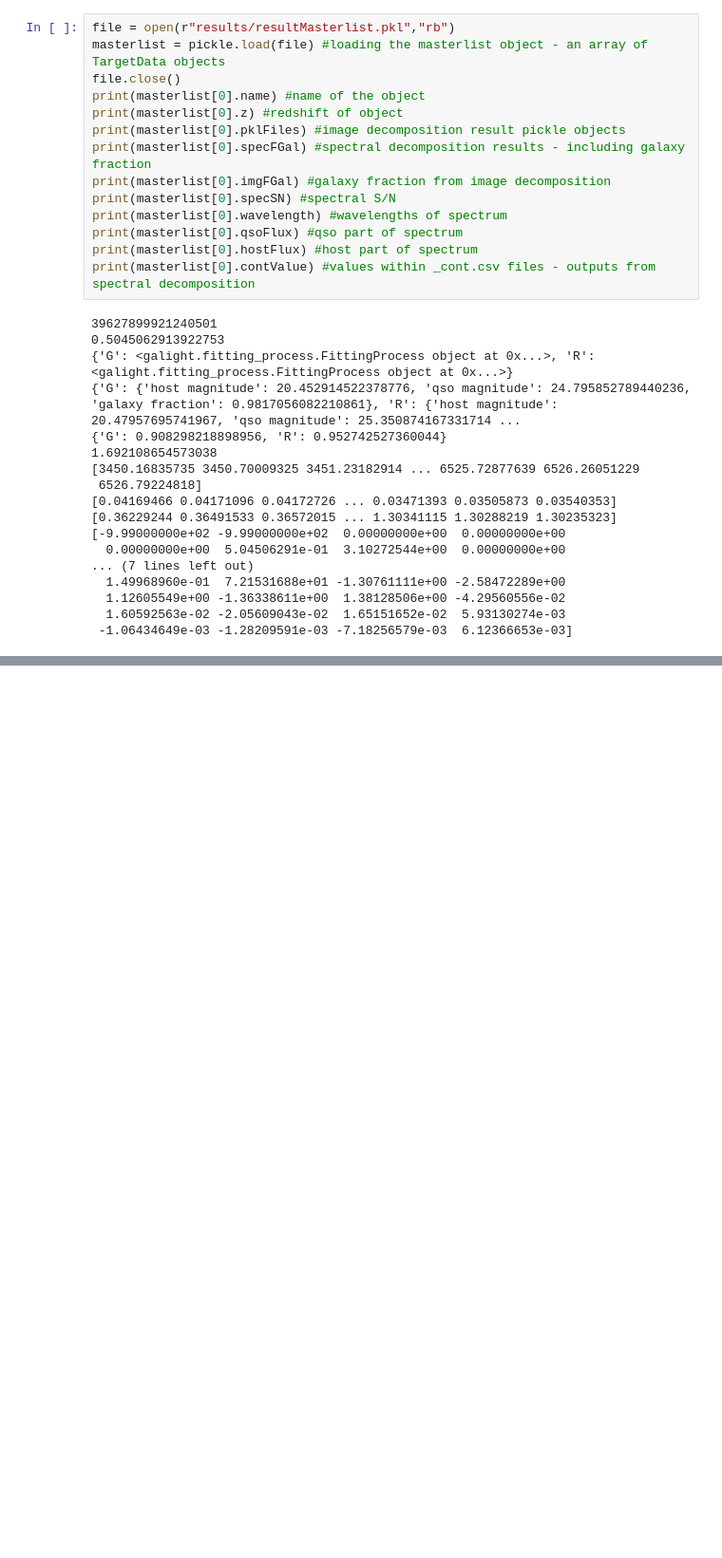
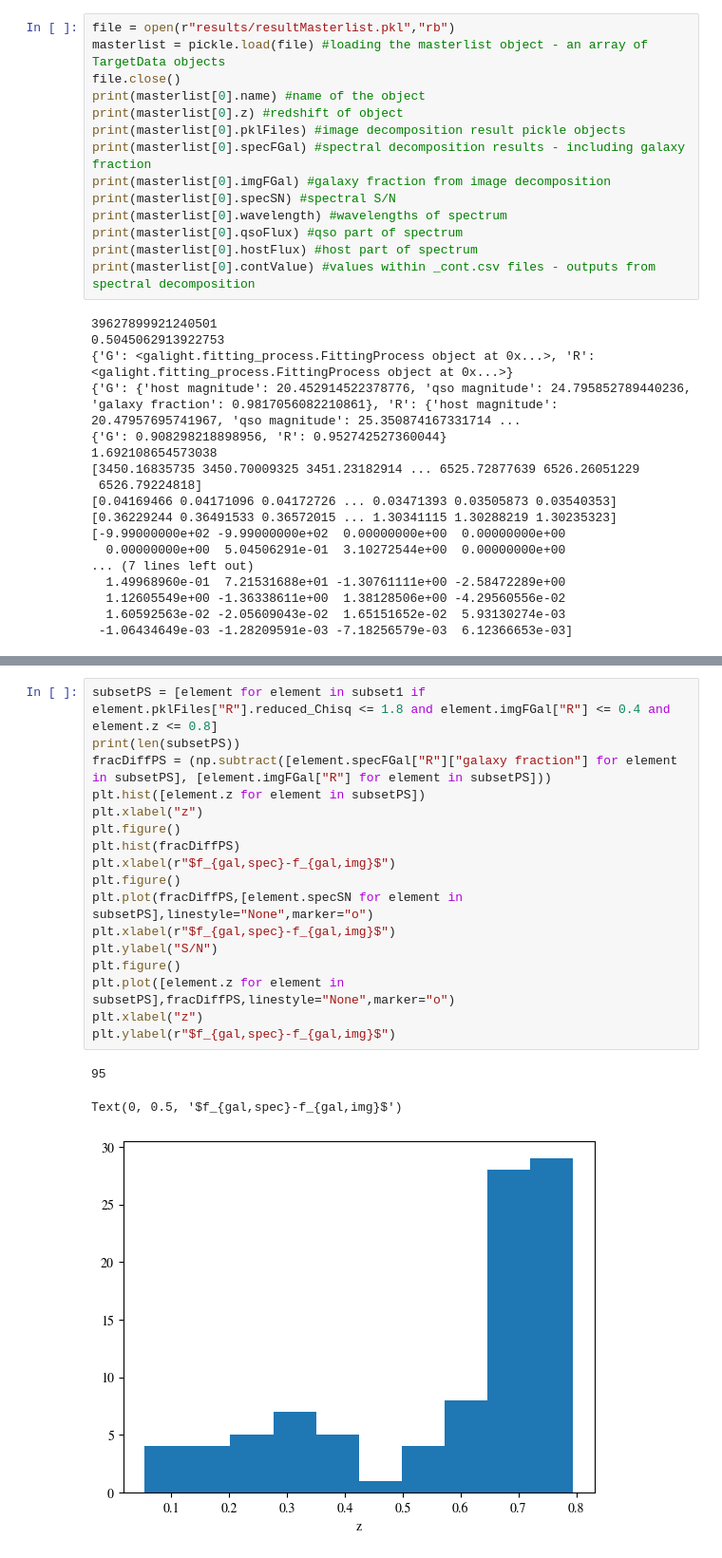
Before and after one commit to ELLI-E/RedQSOYoRiS, a Jupyter notebook: RedQSOProject.ipynb, the cells around one changed output, grey strips where cells are left out. Shown at 95% size. Cells and saved outputs as stored; diff of their text form; blank space fills up the shorter version.

```diff
--- a/RedQSOProject.ipynb
+++ b/RedQSOProject.ipynb
@@ -832,0 +885,21 @@ No artists with labels found to put in legend.  Note that artists whose label st
+# %%
+subsetPS = [element for element in subset1 if element.pklFiles["R"].reduced_Chisq <= 1.8 and element.imgFGal["R"] <= 0.4 and element.z <= 0.8]
+print(len(subsetPS))
+fracDiffPS = (np.subtract([element.specFGal["R"]["galaxy fraction"] for element in subsetPS], [element.imgFGal["R"] for element in subsetPS]))
+plt.hist([element.z for element in subsetPS])
+plt.xlabel("z")
+plt.figure()
+plt.hist(fracDiffPS)
+plt.xlabel(r"$f_{gal,spec}-f_{gal,img}$")
+plt.figure()
+plt.plot(fracDiffPS,[element.specSN for element in subsetPS],linestyle="None",marker="o")
+plt.xlabel(r"$f_{gal,spec}-f_{gal,img}$")
+plt.ylabel("S/N")
+plt.figure()
+plt.plot([element.z for element in subsetPS],fracDiffPS,linestyle="None",marker="o")
+plt.xlabel("z")
+plt.ylabel(r"$f_{gal,spec}-f_{gal,img}$")
+# %% [output]
+95
+Text(0, 0.5, '$f_{gal,spec}-f_{gal,img}$')
+[figure, added]
```
Also changed, not shown: parts of 5 cells of this notebook, 2 other files.
